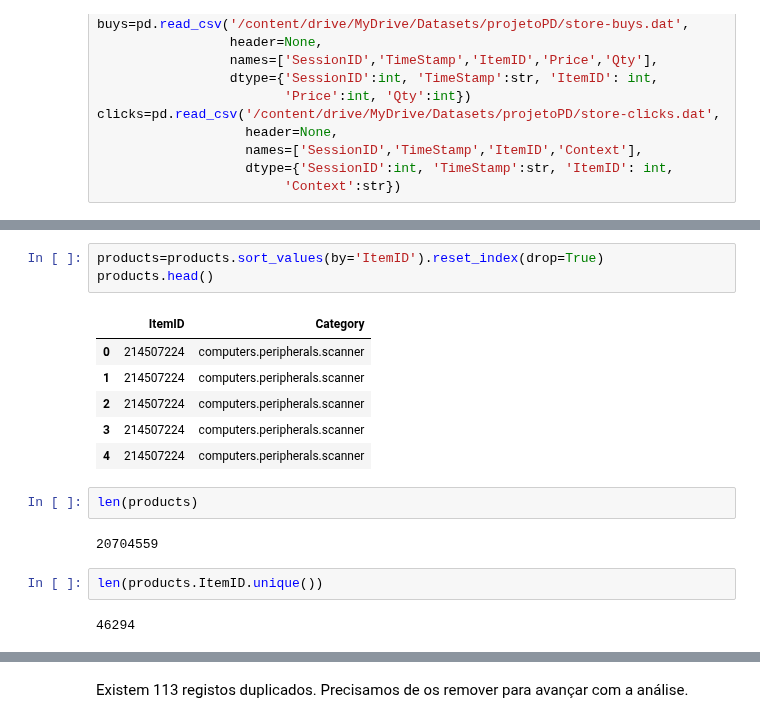
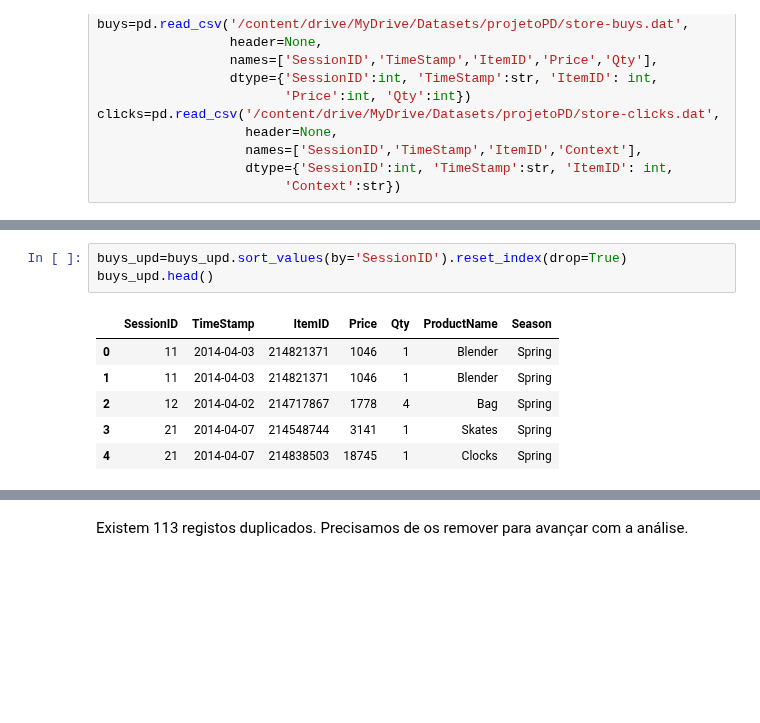
Before and after one commit to flpsantos3/PD_01, a Jupyter notebook: PD_202021_P1.ipynb, the cells around one changed output, grey strips where cells are left out. Saved outputs shown, nothing was run; the diff lists cells and outputs as text; blank space fills up the shorter version.

```diff
--- a/PD_202021_P1.ipynb
+++ b/PD_202021_P1.ipynb
@@ -119,18 +191,10 @@ clicks=pd.read_csv('/content/drive/MyDrive/Datasets/projetoPD/store-clicks.dat',
 # %%
-products=products.sort_values(by='ItemID').reset_index(drop=True)
-products.head()
+buys_upd=buys_upd.sort_values(by='SessionID').reset_index(drop=True)
+buys_upd.head()
 # %% [output]
-|  | ItemID | Category |
-| 0 | 214507224 | computers.peripherals.scanner |
-| 1 | 214507224 | computers.peripherals.scanner |
-| 2 | 214507224 | computers.peripherals.scanner |
-| 3 | 214507224 | computers.peripherals.scanner |
-| 4 | 214507224 | computers.peripherals.scanner |
+|  | SessionID | TimeStamp | ItemID | Price | Qty | ProductName | Season |
+| 0 | 11 | 2014-04-03 | 214821371 | 1046 | 1 | Blender | Spring |
+| 1 | 11 | 2014-04-03 | 214821371 | 1046 | 1 | Blender | Spring |
+| 2 | 12 | 2014-04-02 | 214717867 | 1778 | 4 | Bag | Spring |
+| 3 | 21 | 2014-04-07 | 214548744 | 3141 | 1 | Skates | Spring |
+| 4 | 21 | 2014-04-07 | 214838503 | 18745 | 1 | Clocks | Spring |
-# %%
-len(products)
-# %% [output]
-20704559
-# %%
-len(products.ItemID.unique())
-# %% [output]
-46294
```
Also changed, not shown: parts of 13 cells of this notebook.
